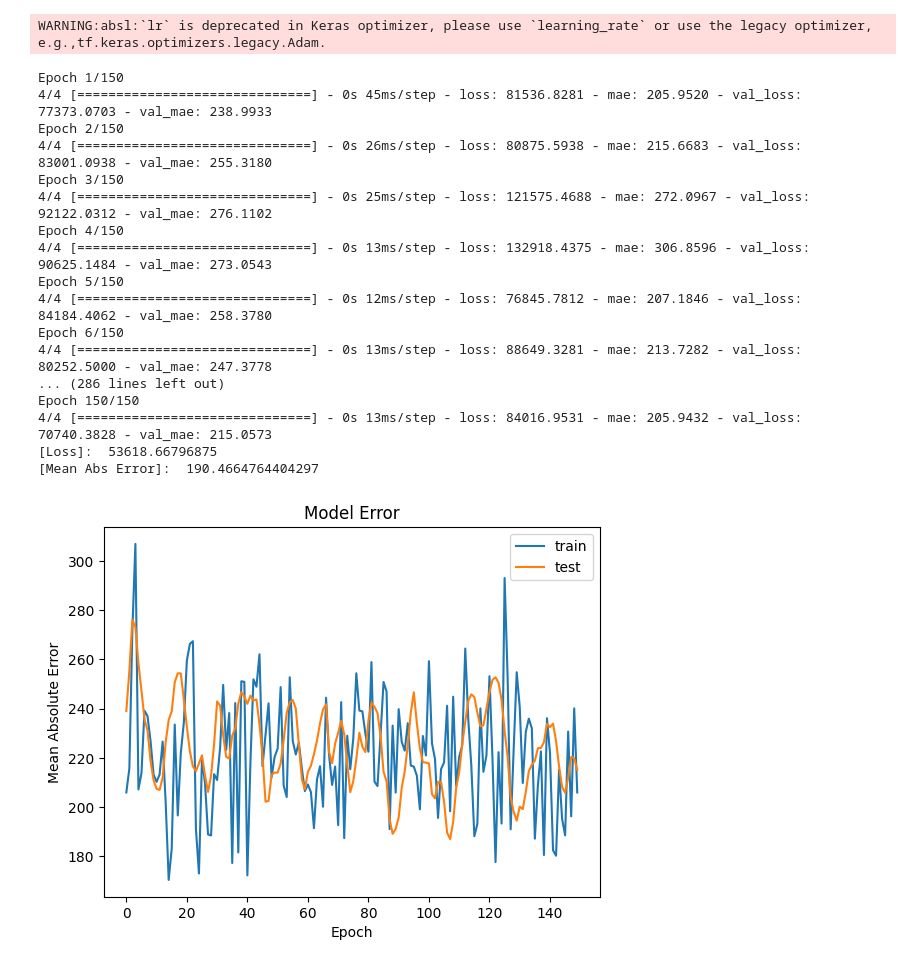
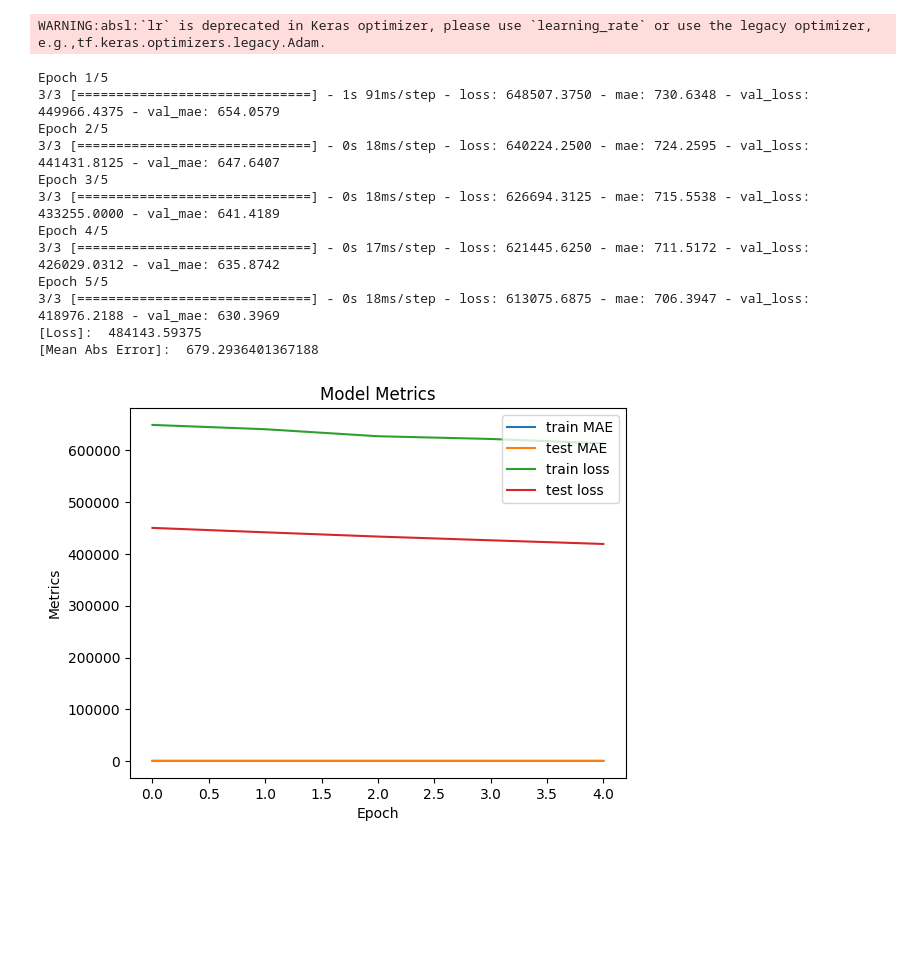
Before and after one commit to rennyatwork/CegepSteFoy_IA, a Jupyter notebook: example_book_steven_dascoli.ipynb, the cells around one changed output. Cells and saved outputs as stored; diff of their text form; code cells hidden in the pictures; blank space fills up the shorter version.

```diff
--- a/example_book_steven_dascoli.ipynb
+++ b/example_book_steven_dascoli.ipynb
@@ -27,8 +36,14 @@ def get_train_test(pDf=crime_data, p_var_y='total_crime_reported_per_1_million_r
   dfX = pDf.drop(p_var_y, axis=1).values
   dfY = pDf[p_var_y]
 
+  # Apply standardization to feature values
+  scaler = StandardScaler()
+  dfX_standardized = scaler.fit_transform(dfX)
+
   X_train, X_test, y_train, y_test = train_test_split(dfX, dfY, test_size=p_test_size, random_state=p_random_state)
-  return X_train, X_test, y_train, y_test
+  X_train, X_valid, y_train, y_valid = train_test_split(X_train, y_train, test_size=p_test_size, random_state=p_random_state)
+
+  return X_train, X_valid, X_test, y_train, y_valid, y_test
 # %%
 ## create model
 def create_model (p_learning_rate, p_dropout_rate, pDfX, p_nb_neuron_input=128, p_activation='relu'):
@@ -48,10 +78,38 @@ def create_model (p_learning_rate, p_dropout_rate, pDfX, p_nb_neuron_input=128,
 # %%
 ## getting train, test sets
-X_train, X_test, y_train, y_test = get_train_test()
+X_train, X_valid, X_test, y_train, y_valid,  y_test = get_train_test()
 # %%
 model = create_model (0.01, 0.3, X_train)
 # %% [output]
 WARNING:absl:`lr` is deprecated in Keras optimizer, please use `learning_rate` or use the legacy optimizer, e.g.,tf.keras.optimizers.legacy.Adam.
+# %%
+def plot_graph(p_model_history):
+    # Plot MAE
+    plt.plot(p_model_history['mae'])
+    plt.plot(p_model_history['val_mae'])
+
+    # Plot loss
+    plt.plot(p_model_history['loss'])
+    plt.plot(p_model_history['val_loss'])
+
+    # Add labels and legends for MAE and loss
+    plt.legend(['train MAE', 'test MAE', 'train loss', 'test loss'], loc='upper right')
+    plt.title('Model Metrics')
+    plt.ylabel('Metrics')
+    plt.xlabel('Epoch')
+    plt.show()
+
+    # Plot accuracy (if applicable)
+    if 'accuracy' in p_model_history:
+        plt.plot(p_model_history['accuracy'])
+        plt.plot(p_model_history['val_accuracy'])
+
+        # Add labels and legends for accuracy
+        plt.legend(['train accuracy', 'test accuracy'], loc='upper right')
+        plt.title('Model Accuracy')
+        plt.ylabel('Accuracy')
+        plt.xlabel('Epoch')
+        plt.show()
 # %%
 def do_analysis(pModel, pXTrain, pYTrain, pXTest, pYTest,
                 p_dropout_rate =0.3, p_learning_rate=0.01, p_epochs =30, p_batch_size=10,
@@ -65,26 +123,21 @@ def do_analysis(pModel, pXTrain, pYTrain, pXTest, pYTest,
   print("[Mean Abs Error]: ", score[1])
 
   if(p_plot_graph):
-    plot_graph(model_history)
+    plot_graph(model_history.history)
 # %%
 ## Modele valuation
-do_analysis(model, X_train, y_train, X_test, y_test, p_epochs=150, p_verbose=0)
+do_analysis(model, X_train, y_train, X_test, y_test, p_epochs=5, p_verbose=0)
 # %% [output]
-Epoch 1/150
-4/4 [==============================] - 0s 45ms/step - loss: 81536.8281 - mae: 205.9520 - val_loss: 77373.0703 - val_mae: 238.9933
-Epoch 2/150
-4/4 [==============================] - 0s 26ms/step - loss: 80875.5938 - mae: 215.6683 - val_loss: 83001.0938 - val_mae: 255.3180
-Epoch 3/150
-4/4 [==============================] - 0s 25ms/step - loss: 121575.4688 - mae: 272.0967 - val_loss: 92122.0312 - val_mae: 276.1102
-Epoch 4/150
-4/4 [==============================] - 0s 13ms/step - loss: 132918.4375 - mae: 306.8596 - val_loss: 90625.1484 - val_mae: 273.0543
-Epoch 5/150
-4/4 [==============================] - 0s 12ms/step - loss: 76845.7812 - mae: 207.1846 - val_loss: 84184.4062 - val_mae: 258.3780
-Epoch 6/150
-4/4 [==============================] - 0s 13ms/step - loss: 88649.3281 - mae: 213.7282 - val_loss: 80252.5000 - val_mae: 247.3778
-... (286 lines left out)
-Epoch 150/150
-4/4 [==============================] - 0s 13ms/step - loss: 84016.9531 - mae: 205.9432 - val_loss: 70740.3828 - val_mae: 215.0573
-[Loss]:  53618.66796875
-[Mean Abs Error]:  190.4664764404297
+Epoch 1/5
+3/3 [==============================] - 1s 91ms/step - loss: 648507.3750 - mae: 730.6348 - val_loss: 449966.4375 - val_mae: 654.0579
+Epoch 2/5
+3/3 [==============================] - 0s 18ms/step - loss: 640224.2500 - mae: 724.2595 - val_loss: 441431.8125 - val_mae: 647.6407
+Epoch 3/5
+3/3 [==============================] - 0s 18ms/step - loss: 626694.3125 - mae: 715.5538 - val_loss: 433255.0000 - val_mae: 641.4189
+Epoch 4/5
+3/3 [==============================] - 0s 17ms/step - loss: 621445.6250 - mae: 711.5172 - val_loss: 426029.0312 - val_mae: 635.8742
+Epoch 5/5
+3/3 [==============================] - 0s 18ms/step - loss: 613075.6875 - mae: 706.3947 - val_loss: 418976.2188 - val_mae: 630.3969
+[Loss]:  484143.59375
+[Mean Abs Error]:  679.2936401367188
-[figure, old version]
+[figure, new version]
```
Also changed, not shown: parts of 11 cells of this notebook.
